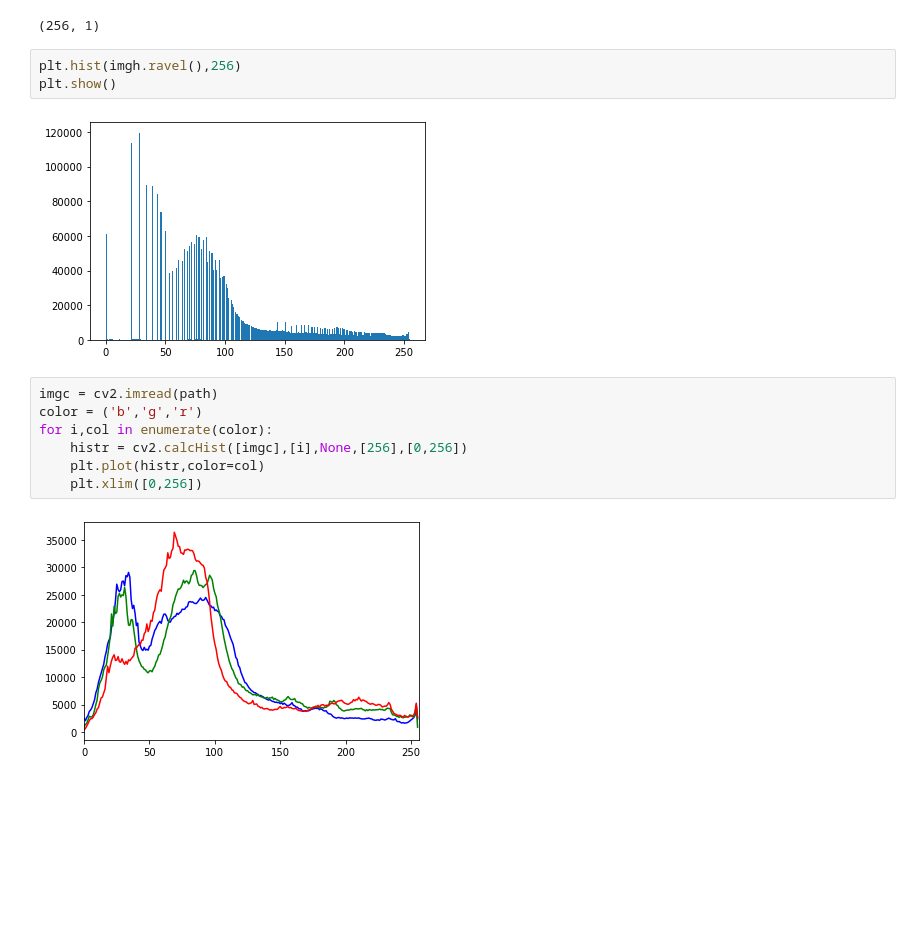
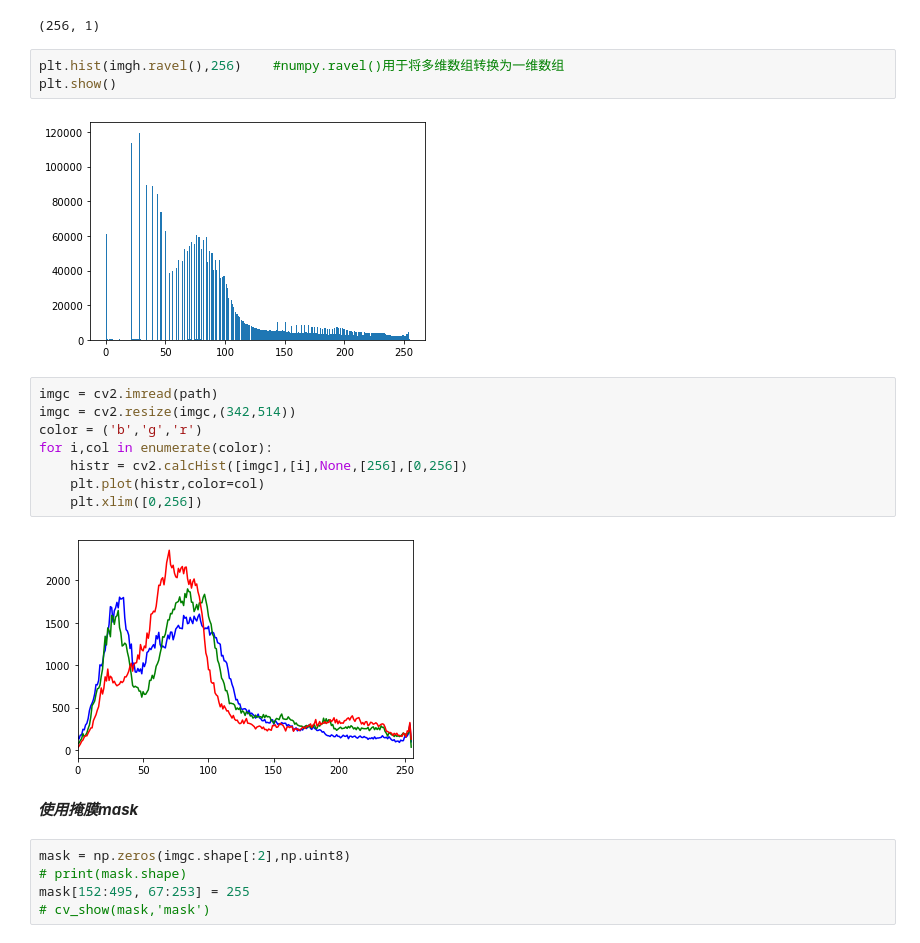
Before and after one commit to dogballlee/road_2_machine_learning, a Jupyter notebook: prjt_cv/monster_cv2.ipynb, the cells around one changed output. Drawn from its saved outputs; the diff is of its cells as text; blank space fills up the shorter version.

```diff
--- a/prjt_cv/monster_cv2.ipynb
+++ b/prjt_cv/monster_cv2.ipynb
@@ -69,16 +85,24 @@ hist.shape
 # %% [output]
 (256, 1)
 # %%
-plt.hist(imgh.ravel(),256)
+plt.hist(imgh.ravel(),256)    #numpy.ravel()用于将多维数组转换为一维数组
 plt.show()
 # %% [output]
 [figure]
 # %%
 imgc = cv2.imread(path)
+imgc = cv2.resize(imgc,(342,514))
 color = ('b','g','r')
 for i,col in enumerate(color):
     histr = cv2.calcHist([imgc],[i],None,[256],[0,256])
     plt.plot(histr,color=col)
     plt.xlim([0,256])
 # %% [output]
-[figure, old version]
+[figure, new version]
+# %% [markdown]
+***使用掩膜mask***
+# %%
+mask = np.zeros(imgc.shape[:2],np.uint8)
+# print(mask.shape)
+mask[152:495, 67:253] = 255
+# cv_show(mask,'mask')
```
Also changed, not shown: parts of 16 cells of this notebook.
